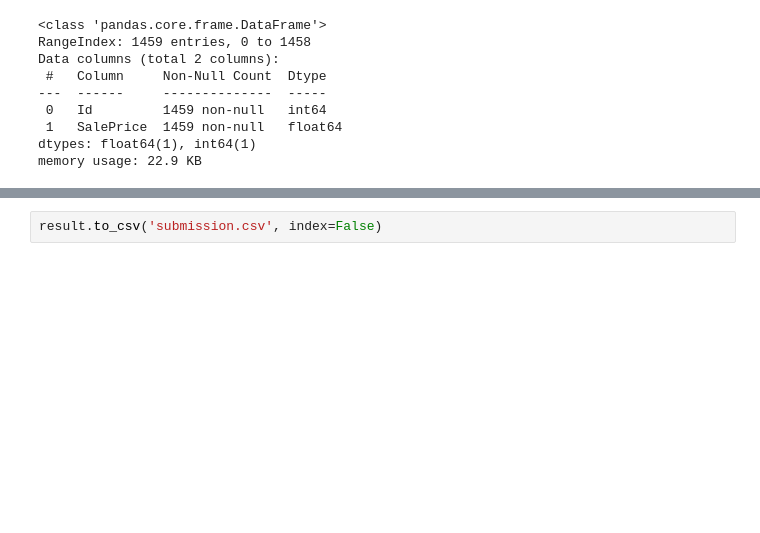
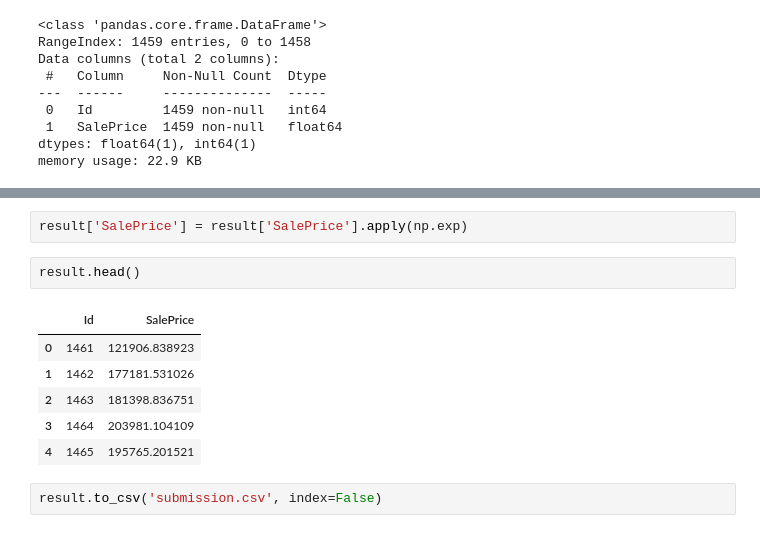
Before and after one commit to JeanMichelBereder/Kaggle, a Jupyter notebook: kaggle-house-prices.ipynb, the cells around one changed output, grey strips where cells are left out. Saved outputs shown, nothing was run; the diff lists cells and outputs as text; blank space fills up the shorter version.

```diff
--- a/kaggle-house-prices.ipynb
+++ b/kaggle-house-prices.ipynb
@@ -303,2 +311,13 @@ memory usage: 22.9 KB
+# %%
+result['SalePrice'] = result['SalePrice'].apply(np.exp)
+# %%
+result.head()
+# %% [output]
+|  | Id | SalePrice |
+| 0 | 1461 | 121906.838923 |
+| 1 | 1462 | 177181.531026 |
+| 2 | 1463 | 181398.836751 |
+| 3 | 1464 | 203981.104109 |
+| 4 | 1465 | 195765.201521 |
 # %%
 result.to_csv('submission.csv', index=False)
```
Also changed, not shown: parts of 5 cells of this notebook.
